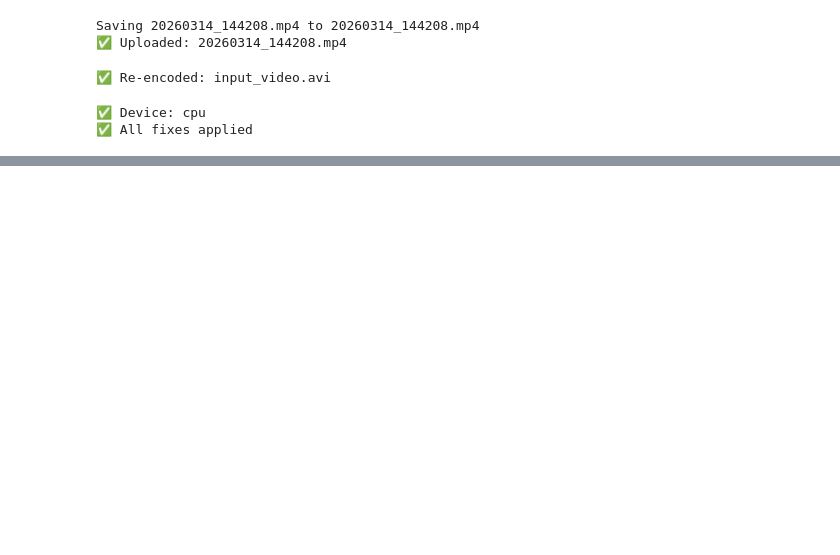
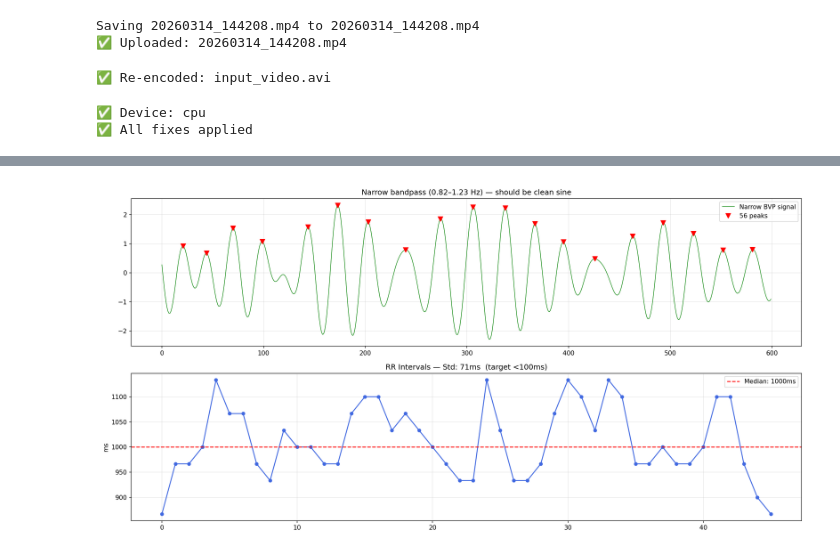
Before and after one commit to omkeshborse/Face-Scan-Poc, a Jupyter notebook: shenpoc.ipynb, the cells around one changed output, grey strips where cells are left out. Saved outputs shown, nothing was run; the diff lists cells and outputs as text; code cells hidden in the pictures; blank space fills up the shorter version.

Commit message:
Added result

```diff
--- a/shenpoc.ipynb
+++ b/shenpoc.ipynb
@@ -246,0 +272,8 @@ FileNotFoundError: [Errno 2] No such file or directory: 'full_signal.npy'
+# %%
+# show any image
+from IPython.display import Image
+Image('hr_plot.png')        # HR plot
+Image('results.png')        # toolbox result
+Image('rr_narrow.png')      # final RR intervals
+# %% [output]
+[figure, added]
```
Also changed, not shown: parts of 4 cells of this notebook.
